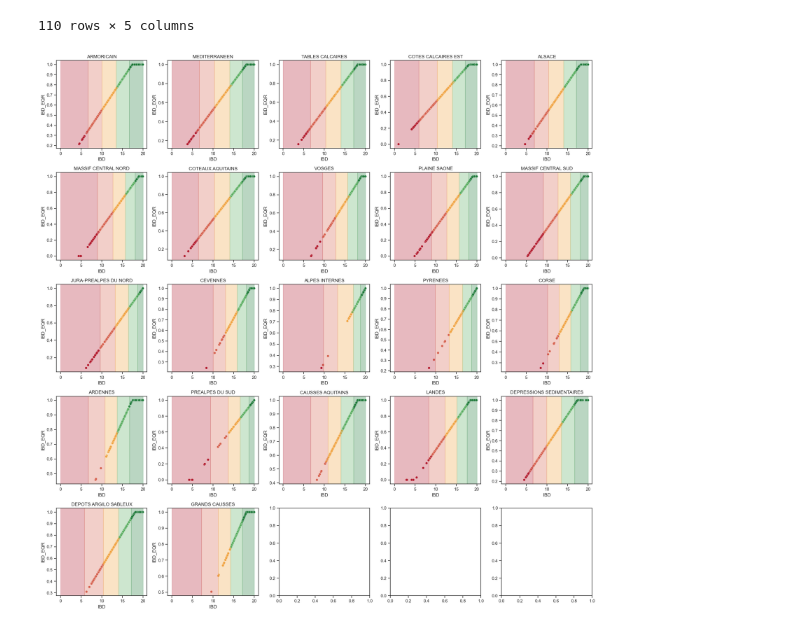
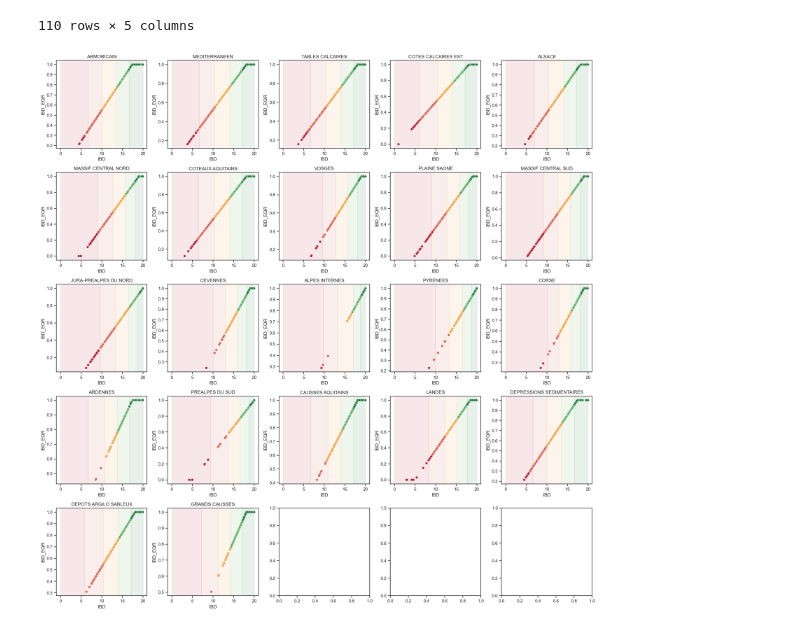
Before and after one commit to heritaco/Empilement-Tobit-CatBoost-et-interpolation-laplacienne-spatio-temporelle-pour-l-IBD-EQR, a Jupyter notebook: notebooks/02 es ibd lit por region/herlvl2.ipynb, the cells around one changed output. Cells and saved outputs as stored; diff of their text form; code cells hidden in the pictures.

```diff
--- a/notebooks/02 es ibd lit por region/herlvl2.ipynb
+++ b/notebooks/02 es ibd lit por region/herlvl2.ipynb
@@ -215,3 +217,16 @@ plt.tight_layout()
 plt.show()
 # %% [output]
 [figure]
+# %%
+loire = loire[loire["HERlvl2Name"].notna()]
+herlvl1names = loire["HERlvl2Name"].unique()
+num_names = len(herlvl1names)
+fig, axs = plt.subplots(nrows=6, ncols=6, figsize=(20, 20))
+for i, name in enumerate(herlvl1names):
+    ax = axs[i // 6, i % 6]
+    sns.scatterplot(data=loire[loire["HERlvl2Name"] == name], x='IBD', y='IBD_EQR', hue='IBD_EQR_Status', ax=ax, palette=palette)
+
+    ax.set_title(name)
+    ax.legend_.remove()
+plt.tight_layout()
+plt.show()
@@ -226,12 +251,14 @@ plt.show()
 # IBD range: (15, 18) -> IBD_EQR_Status: Good
 # IBD range: (18, 20) -> IBD_EQR_Status: High
 
+herlvl1names = ibd_site["HERlvl2Name"].unique()
+
 status_order = ["Bad", "Poor", "Moderate", "Good", "High"]
 ranges = []
 
 for name in herlvl1names:
-    print(f"HERlvl1Name: {name}")
-    herlvl1 = ibd_site[ibd_site["HERlvl1Name"] == name]
+    print(f"HERlvl2Name: {name}")
+    herlvl1 = ibd_site[ibd_site["HERlvl2Name"] == name]
     for status in sorted(herlvl1["IBD_EQR_Status"].unique(), key=lambda x: status_order.index(x)):
         status_data = herlvl1[herlvl1["IBD_EQR_Status"] == status]
         if not status_data.empty:
@@ -296,13 +343,13 @@ ranges_df
 # %%
-# Plot the regions of the IBD_min and the IBD_max for each HERlvl1Name and IBD_EQR_Status with the scatterplot of the IBD vs IBD_EQR of the complete ranges
-fig, axs = plt.subplots(nrows=5, ncols=5, figsize=(20, 20))
-for i, name in enumerate(herlvl1names):
-    ax = axs[i // 5, i % 5]
-    sns.scatterplot(data=ibd_site[ibd_site["HERlvl1Name"] == name], x='IBD', y='IBD_EQR', hue='IBD_EQR_Status', ax=ax, palette=palette)
-    name_ranges = ranges_df[ranges_df["HERlvl1Name"] == name]
-    for _, row in name_ranges.iterrows():
-        ax.axvspan(row["IBD_min"], row["IBD_max"], alpha=0.3, label=row["IBD_EQR_Status"], color=palette[row["IBD_EQR_Status"]])
-    ax.set_title(name)
-    ax.legend_.remove()
-plt.tight_layout()
-plt.show()
+# # Plot the regions of the IBD_min and the IBD_max for each HERlvl1Name and IBD_EQR_Status with the scatterplot of the IBD vs IBD_EQR of the complete ranges
+# fig, axs = plt.subplots(nrows=5, ncols=5, figsize=(20, 20))
+# for i, name in enumerate(herlvl1names):
+#     ax = axs[i // 5, i % 5]
+#     sns.scatterplot(data=ibd_site[ibd_site["HERlvl1Name"] == name], x='IBD', y='IBD_EQR', hue='IBD_EQR_Status', ax=ax, palette=palette)
+#     name_ranges = ranges_df[ranges_df["HERlvl1Name"] == name]
+#     for _, row in name_ranges.iterrows():
+#         ax.axvspan(row["IBD_min"], row["IBD_max"], alpha=0.3, label=row["IBD_EQR_Status"], color=palette[row["IBD_EQR_Status"]])
+#     ax.set_title(name)
+#     # ax.legend_.remove()
+# plt.tight_layout()
+# plt.show()
@@ -515,18 +569,18 @@ continuous
 # %%
 # Plot the regions of the IBD_min and the IBD_max for each HERlvl1Name and IBD_EQR_Status with the scatterplot of the IBD vs IBD_EQR of the complete ranges
 fig, axs = plt.subplots(nrows=5, ncols=5, figsize=(20, 20))
 for i, name in enumerate(herlvl1names):
     ax = axs[i // 5, i % 5]
     sns.scatterplot(data=ibd_site[ibd_site["HERlvl1Name"] == name], x='IBD', y='IBD_EQR', hue='IBD_EQR_Status', ax=ax, palette=palette)
     name_ranges = continuous[continuous["HERlvl1Name"] == name]
     for _, row in name_ranges.iterrows():
-        ax.axvspan(row["IBD_min"], row["IBD_max"], alpha=0.3, label=row["IBD_EQR_Status"], color=palette[row["IBD_EQR_Status"]])
+        ax.axvspan(row["IBD_min"], row["IBD_max"], alpha=0.1, label=row["IBD_EQR_Status"], color=palette[row["IBD_EQR_Status"]])
     ax.set_title(name)
     ax.legend_.remove()
 plt.tight_layout()
 plt.show()
 # %% [output]
-[figure, old version]
+[figure, new version]
 # %%
 # save to csv
 continuous.to_csv("../../data/processed/ibd_eqr_ranges_by_herlvl1_continuous_midpoint.csv", index=False)
```
Also changed, not shown: parts of 11 cells of this notebook, 1 other file.
